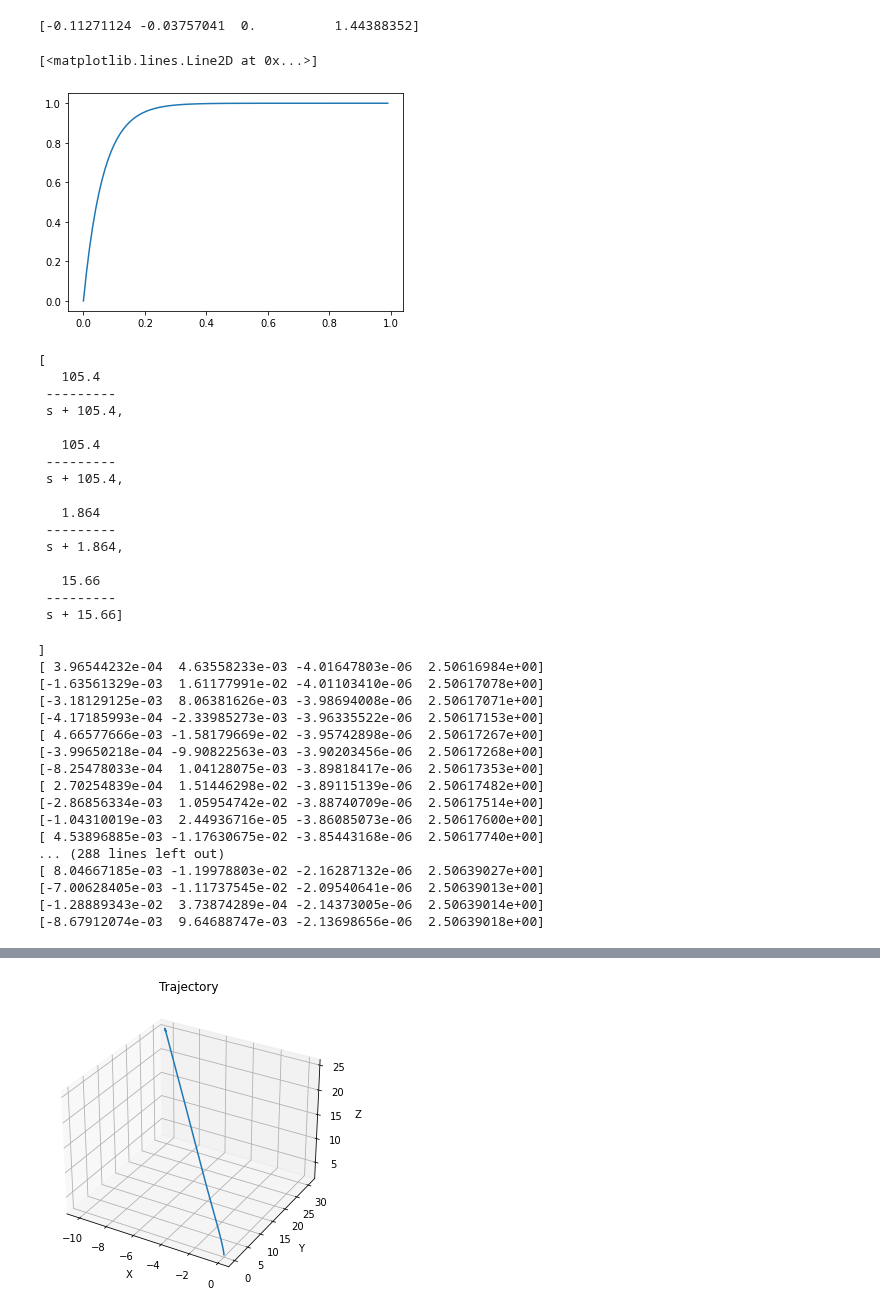
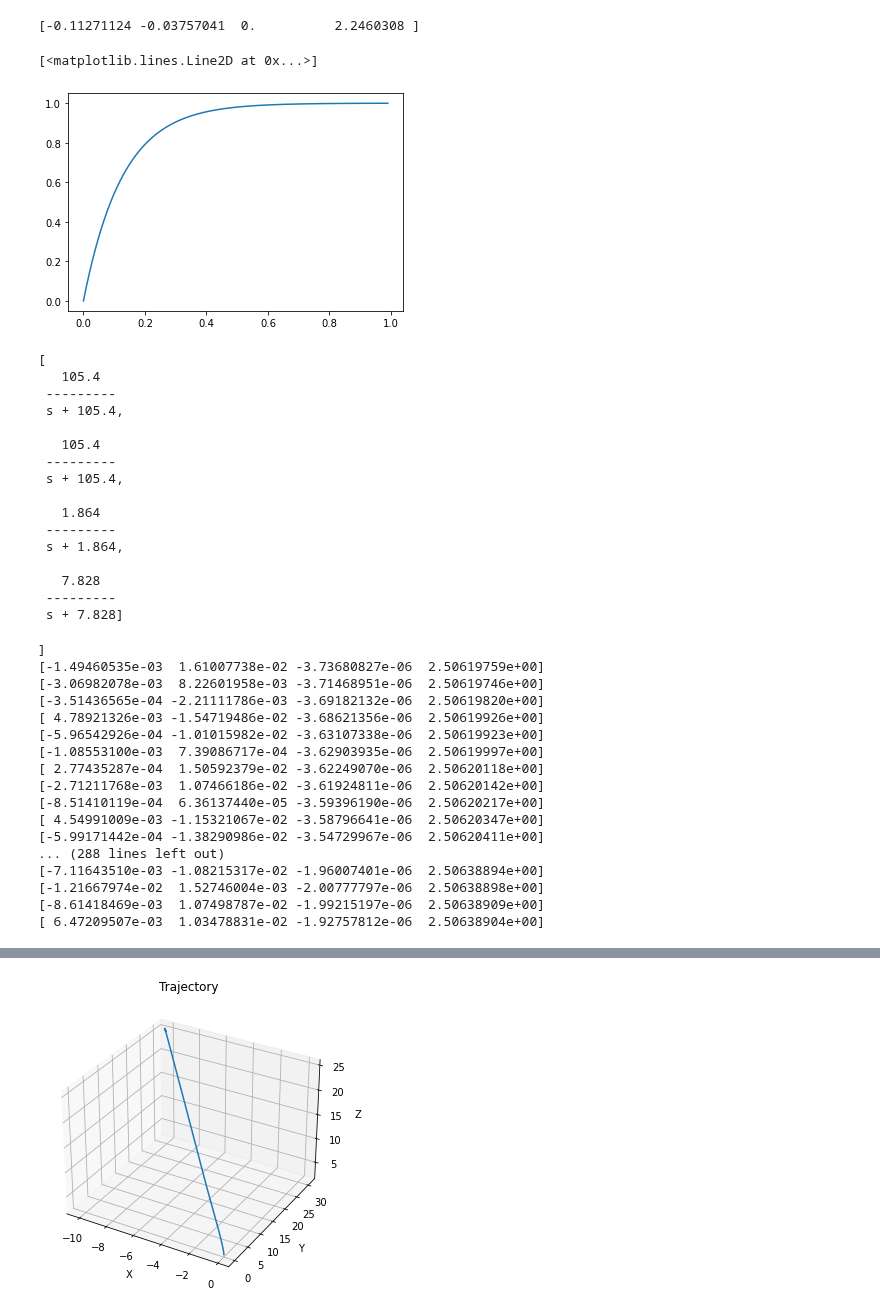
Before and after one commit to jjffkkgg/pytorch_practice, a Jupyter notebook: python/reference_nb/quadrotor_sim.ipynb, the cells around one changed output, grey strips where cells are left out. Saved outputs shown, nothing was run; the diff lists cells and outputs as text; code cells hidden in the pictures.

```diff
--- a/python/reference_nb/quadrotor_sim.ipynb
+++ b/python/reference_nb/quadrotor_sim.ipynb
@@ -252,7 +252,7 @@ xi_c = np.zeros(1)
 xi_c2 = np.zeros([2,1])
 
 [err_vbz, err_wb, ref_vb, ref_wb] = eqs['f_control'](xi, ui, p, par.ref_trajectory[int(t/dt)])
-err_vbz *= 1
+err_vbz *= 3
 
 [A,B,C,D] = lin_state_func(xi,ui,p)
 sys = control.ss(A,B,C,D)
@@ -272,40 +272,40 @@ H_rollr = H_com
 H_pitchr = H_com
 H_yawr = 1
 # H_thrustr = 3 + (s+10)/(s+5)
-H_thrustr = 2
+H_thrustr = 1
 
 H = [H_rollr, H_pitchr, H_yawr, H_thrustr]
 
 for i in range(len(TF)):
         TF[i] *= H[i]
         TF_f[i] = TF[i].feedback()
 
 rollr_sys = control.tf2ss(control.c2d(TF_f[0], dt))
 pitchr_sys = control.tf2ss(control.c2d(TF_f[1], dt))
 yawr_sys = control.tf2ss(control.c2d(TF_f[2], dt))
 thrust_sys = control.tf2ss(control.c2d(TF_f[3], dt))
 
 rx_0 = np.zeros((rollr_sys.A.shape[0],1))
 px_0 = np.zeros((pitchr_sys.A.shape[0],1))
 yx_0 = np.zeros((yawr_sys.A.shape[0],1))
 tx_0 = np.zeros((thrust_sys.A.shape[0],1))
 
 rx = np.dot(rollr_sys.A, rx_0) + np.dot(rollr_sys.B, err_wb[0])
 px = np.dot(pitchr_sys.A, px_0) + np.dot(pitchr_sys.B, err_wb[1])
 yx = np.dot(yawr_sys.A, yx_0) + np.dot(yawr_sys.B, err_wb[2])
 tx = np.dot(thrust_sys.A, tx_0) + np.dot(thrust_sys.B, err_vbz)
 
 ui[0] = np.dot(rollr_sys.C, rx) + np.dot(rollr_sys.D, err_wb[0])
 ui[1] = np.dot(pitchr_sys.C, px) + np.dot(pitchr_sys.D, err_wb[1])
 ui[2] = np.dot(yawr_sys.C, yx) + np.dot(yawr_sys.D, err_wb[2])
 ui[3] = np.dot(thrust_sys.C, tx) + np.dot(thrust_sys.D, err_vbz)
 print(ui)
 t,y = control.step_response(TF[3],np.arange(0,1,0.01))
 plt.plot(t,y)
 # %% [output]
-[-0.11271124 -0.03757041  0.          1.44388352]
+[-0.11271124 -0.03757041  0.          2.2460308 ]
 [<matplotlib.lines.Line2D at 0x...>]
-[figure, old version]
+[figure, new version]
 # %%
 # tf_sys
 # control.rlocus(TF[3]);
@@ -324,9 +324,9 @@ TF
  ---------
  s + 1.864,
 
-   15.66
+   7.828
  ---------
- s + 15.66]
+ s + 7.828]
 # %%
 def simulate(eqs: dict, dt: float, u0: np.array, p: list) -> dict:
     lin_state_func = linearize(eqs)
@@ -465,22 +465,22 @@ u0 = np.array([0,0,0,hover_thrust*4])
 data = simulate(model, dt, u0, par.p)
 # %% [output]
 ]
-[ 3.96544232e-04  4.63558233e-03 -4.01647803e-06  2.50616984e+00]
-[-1.63561329e-03  1.61177991e-02 -4.01103410e-06  2.50617078e+00]
-[-3.18129125e-03  8.06381626e-03 -3.98694008e-06  2.50617071e+00]
-[-4.17185993e-04 -2.33985273e-03 -3.96335522e-06  2.50617153e+00]
-[ 4.66577666e-03 -1.58179669e-02 -3.95742898e-06  2.50617267e+00]
-[-3.99650218e-04 -9.90822563e-03 -3.90203456e-06  2.50617268e+00]
-[-8.25478033e-04  1.04128075e-03 -3.89818417e-06  2.50617353e+00]
-[ 2.70254839e-04  1.51446298e-02 -3.89115139e-06  2.50617482e+00]
-[-2.86856334e-03  1.05954742e-02 -3.88740709e-06  2.50617514e+00]
-[-1.04310019e-03  2.44936716e-05 -3.86085073e-06  2.50617600e+00]
-[ 4.53896885e-03 -1.17630675e-02 -3.85443168e-06  2.50617740e+00]
+[-1.49460535e-03  1.61007738e-02 -3.73680827e-06  2.50619759e+00]
+[-3.06982078e-03  8.22601958e-03 -3.71468951e-06  2.50619746e+00]
+[-3.51436565e-04 -2.21111786e-03 -3.69182132e-06  2.50619820e+00]
+[ 4.78921326e-03 -1.54719486e-02 -3.68621356e-06  2.50619926e+00]
+[-5.96542926e-04 -1.01015982e-02 -3.63107338e-06  2.50619923e+00]
+[-1.08553100e-03  7.39086717e-04 -3.62903935e-06  2.50619997e+00]
+[ 2.77435287e-04  1.50592379e-02 -3.62249070e-06  2.50620118e+00]
+[-2.71211768e-03  1.07466186e-02 -3.61924811e-06  2.50620142e+00]
+[-8.51410119e-04  6.36137440e-05 -3.59396190e-06  2.50620217e+00]
+[ 4.54991009e-03 -1.15321067e-02 -3.58796641e-06  2.50620347e+00]
+[-5.99171442e-04 -1.38290986e-02 -3.54729967e-06  2.50620411e+00]
 ... (288 lines left out)
-[ 8.04667185e-03 -1.19978803e-02 -2.16287132e-06  2.50639027e+00]
-[-7.00628405e-03 -1.11737545e-02 -2.09540641e-06  2.50639013e+00]
-[-1.28889343e-02  3.73874289e-04 -2.14373005e-06  2.50639014e+00]
-[-8.67912074e-03  9.64688747e-03 -2.13698656e-06  2.50639018e+00]
+[-7.11643510e-03 -1.08215317e-02 -1.96007401e-06  2.50638894e+00]
+[-1.21667974e-02  1.52746004e-03 -2.00777797e-06  2.50638898e+00]
+[-8.61418469e-03  1.07498787e-02 -1.99215197e-06  2.50638909e+00]
+[ 6.47209507e-03  1.03478831e-02 -1.92757812e-06  2.50638904e+00]
 # %%
 index_step = data['t'].size
 # index_step = 1500
```
Also changed, not shown: parts of 1 cell of this notebook, 9 other files.
